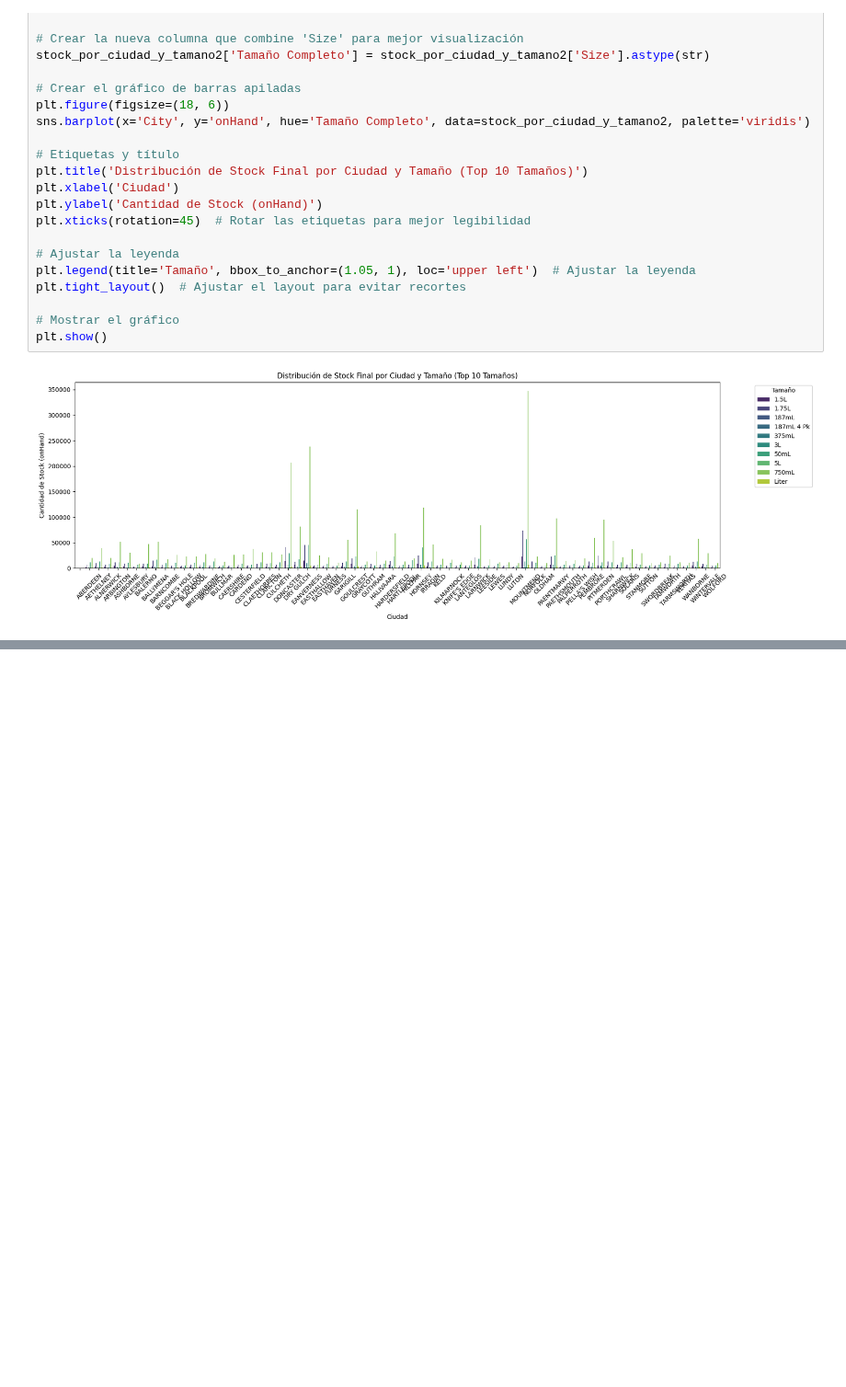
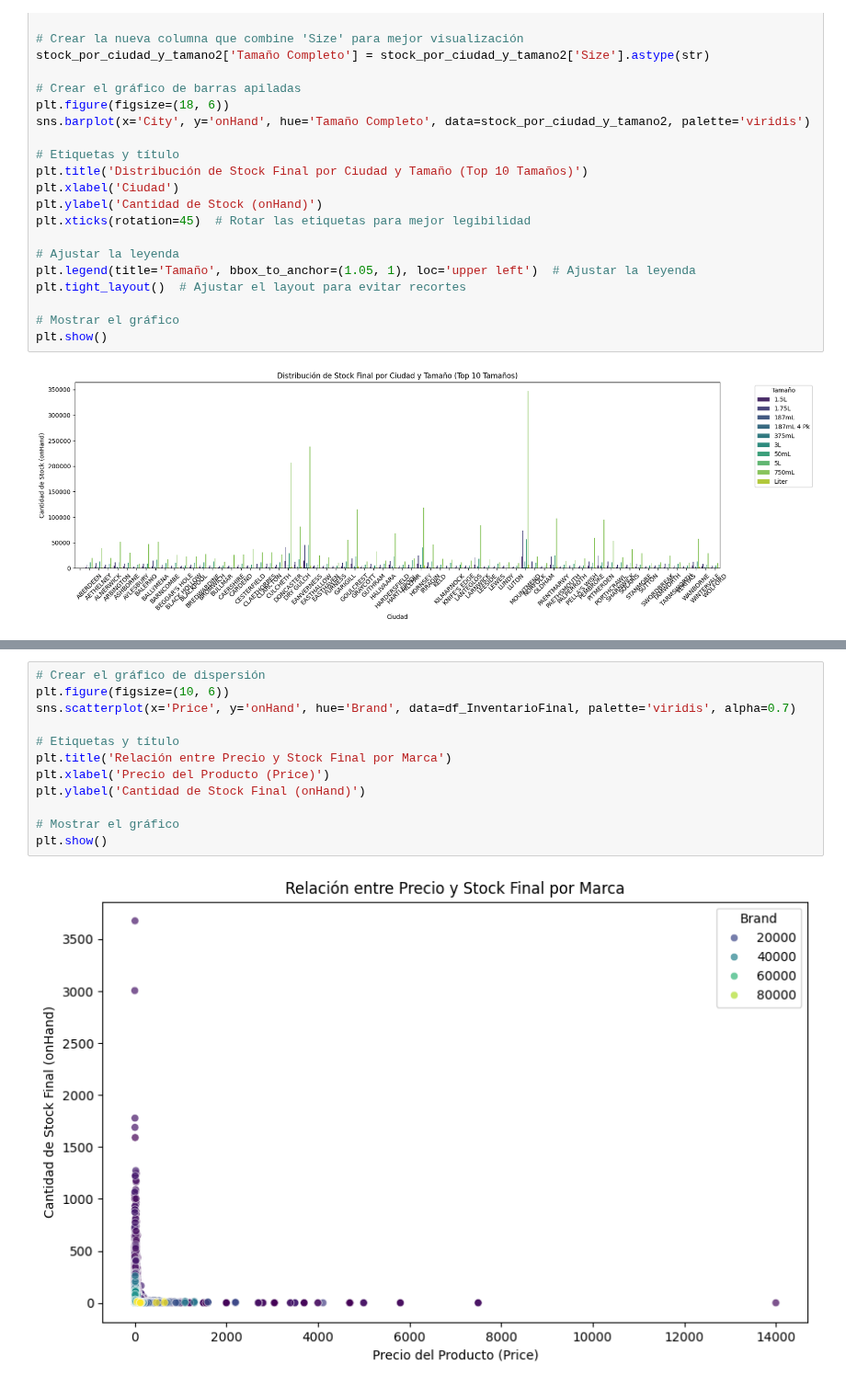
Before and after one commit to danipars/Analisis_Inventario_Distribuidora_Licores_AMCDrinks, a Jupyter notebook: EDA/InventarioFinalTienda.ipynb, the cells around one changed output, grey strips where cells are left out. Shown at 92% size. Drawn from its saved outputs; the diff is of its cells as text; blank space fills up the shorter version.

```diff
--- a/EDA/InventarioFinalTienda.ipynb
+++ b/EDA/InventarioFinalTienda.ipynb
@@ -300,0 +324,14 @@ plt.show()
+# %%
+# Crear el gráfico de dispersión
+plt.figure(figsize=(10, 6))
+sns.scatterplot(x='Price', y='onHand', hue='Brand', data=df_InventarioFinal, palette='viridis', alpha=0.7)
+
+# Etiquetas y título
+plt.title('Relación entre Precio y Stock Final por Marca')
+plt.xlabel('Precio del Producto (Price)')
+plt.ylabel('Cantidad de Stock Final (onHand)')
+
+# Mostrar el gráfico
+plt.show()
+# %% [output]
+[figure, added]
```
Also changed, not shown: parts of 2 cells of this notebook, 1 other file.
